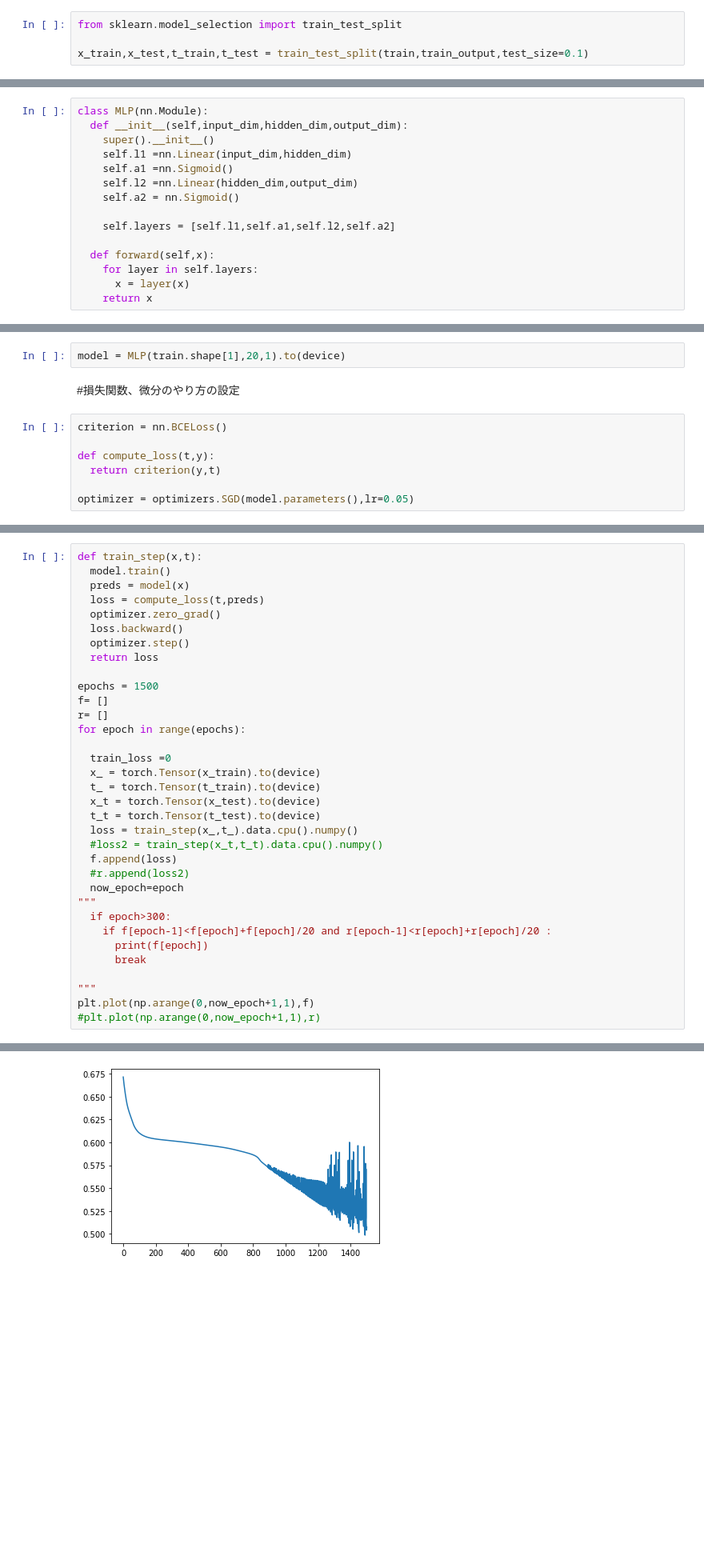
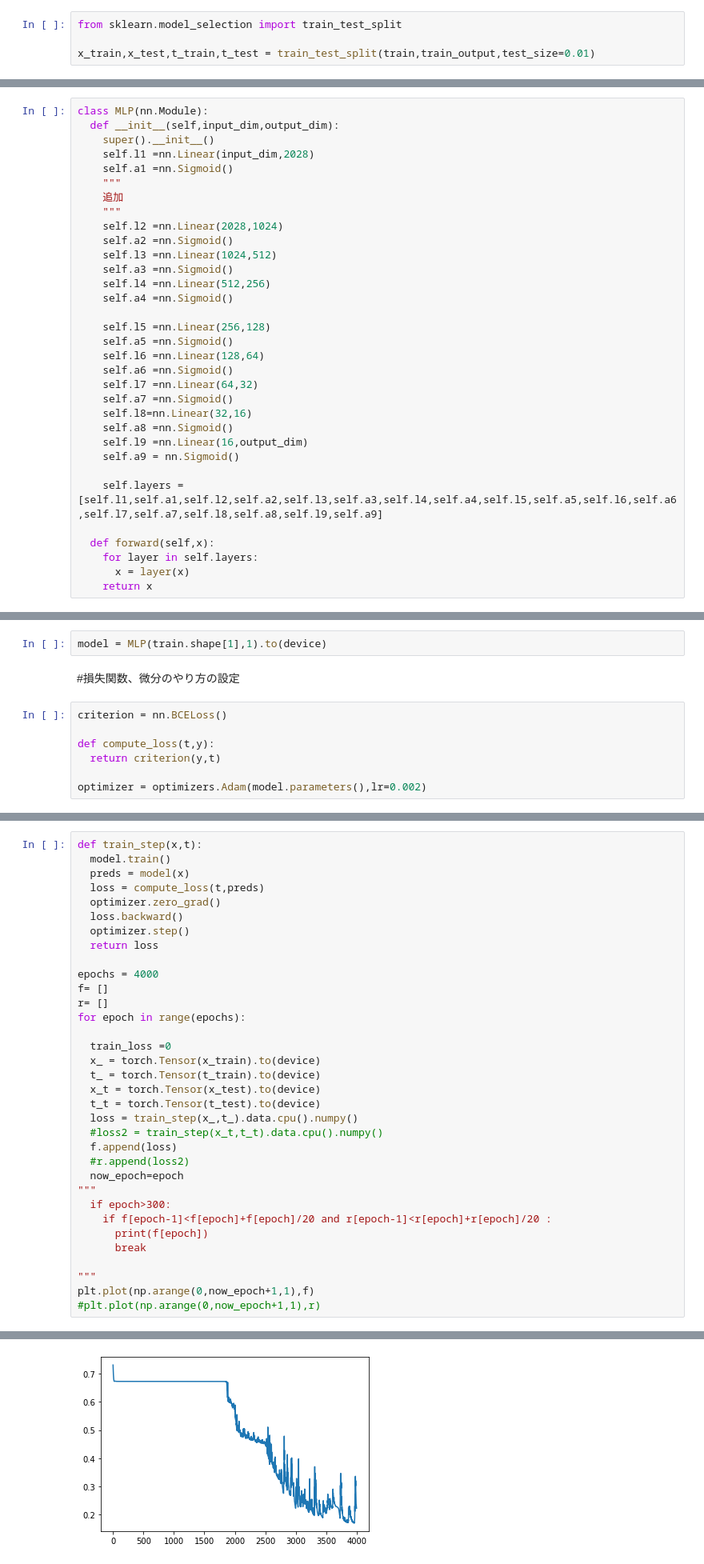
Before and after one commit to renya1993/Learning, a Jupyter notebook: タイタニックコンペ.ipynb, the cells around one changed output, grey strips where cells are left out. Shown at 80% size. Saved outputs shown, nothing was run; the diff lists cells and outputs as text; blank space fills up the shorter version.

```diff
--- a/タイタニックコンペ.ipynb
+++ b/タイタニックコンペ.ipynb
@@ -357,7 +454,7 @@ train_output = df["survived"]
 # %%
 from sklearn.model_selection import train_test_split
 
-x_train,x_test,t_train,t_test = train_test_split(train,train_output,test_size=0.1)
+x_train,x_test,t_train,t_test = train_test_split(train,train_output,test_size=0.01)
 # %%
 x_train
 # %% [output]
@@ -391,14 +492,32 @@ t_train.shape
 #モデルの設定
 # %%
 class MLP(nn.Module):
-  def __init__(self,input_dim,hidden_dim,output_dim):
+  def __init__(self,input_dim,output_dim):
     super().__init__()
-    self.l1 =nn.Linear(input_dim,hidden_dim)
+    self.l1 =nn.Linear(input_dim,2028)
     self.a1 =nn.Sigmoid()
-    self.l2 =nn.Linear(hidden_dim,output_dim)
-    self.a2 = nn.Sigmoid()
+    """
+    追加
+    """
+    self.l2 =nn.Linear(2028,1024)
+    self.a2 =nn.Sigmoid()
+    self.l3 =nn.Linear(1024,512)
+    self.a3 =nn.Sigmoid()
+    self.l4 =nn.Linear(512,256)
+    self.a4 =nn.Sigmoid()
 
-    self.layers = [self.l1,self.a1,self.l2,self.a2]
+    self.l5 =nn.Linear(256,128)
+    self.a5 =nn.Sigmoid()
+    self.l6 =nn.Linear(128,64)
+    self.a6 =nn.Sigmoid()
+    self.l7 =nn.Linear(64,32)
+    self.a7 =nn.Sigmoid()
+    self.l8=nn.Linear(32,16)
+    self.a8 =nn.Sigmoid()
+    self.l9 =nn.Linear(16,output_dim)
+    self.a9 = nn.Sigmoid()
+
+    self.layers = [self.l1,self.a1,self.l2,self.a2,self.l3,self.a3,self.l4,self.a4,self.l5,self.a5,self.l6,self.a6,self.l7,self.a7,self.l8,self.a8,self.l9,self.a9]
 
   def forward(self,x):
     for layer in self.layers:
@@ -411,7 +530,7 @@ train.shape[1]
 # %% [output]
 13
 # %%
-model = MLP(train.shape[1],20,1).to(device)
+model = MLP(train.shape[1],1).to(device)
 # %% [markdown]
 #損失関数、微分のやり方の設定
 # %%
@@ -420,7 +539,7 @@ criterion = nn.BCELoss()
 def compute_loss(t,y):
   return criterion(y,t)
 
-optimizer = optimizers.SGD(model.parameters(),lr=0.05)
+optimizer = optimizers.Adam(model.parameters(),lr=0.002)
 # %% [markdown]
 ##訓練を司るもの
 # %% [markdown]
@@ -435,35 +554,35 @@ def train_step(x,t):
   optimizer.zero_grad()
   loss.backward()
   optimizer.step()
   return loss
 
-epochs = 1500
+epochs = 4000
 f= []
 r= []
 for epoch in range(epochs):
 
   train_loss =0
   x_ = torch.Tensor(x_train).to(device)
   t_ = torch.Tensor(t_train).to(device)
   x_t = torch.Tensor(x_test).to(device)
   t_t = torch.Tensor(t_test).to(device)
   loss = train_step(x_,t_).data.cpu().numpy()
   #loss2 = train_step(x_t,t_t).data.cpu().numpy()
   f.append(loss)
   #r.append(loss2)
   now_epoch=epoch
 """
   if epoch>300:
     if f[epoch-1]<f[epoch]+f[epoch]/20 and r[epoch-1]<r[epoch]+r[epoch]/20 :
       print(f[epoch])
       break
 
 """
 plt.plot(np.arange(0,now_epoch+1,1),f)
 #plt.plot(np.arange(0,now_epoch+1,1),r)
 # %% [output]
 [<matplotlib.lines.Line2D at 0x...>]
-[figure, old version]
+[figure, new version]
 # %%
 def test_step(x,t):
   x = torch.Tensor(x).to(device)
```
Also changed, not shown: parts of 42 cells of this notebook.
